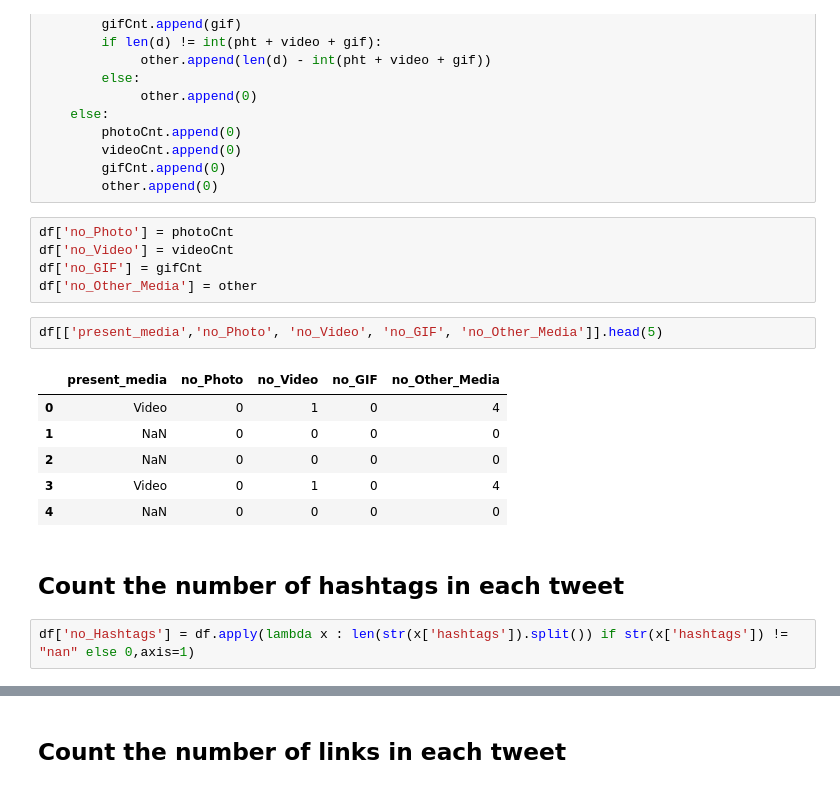
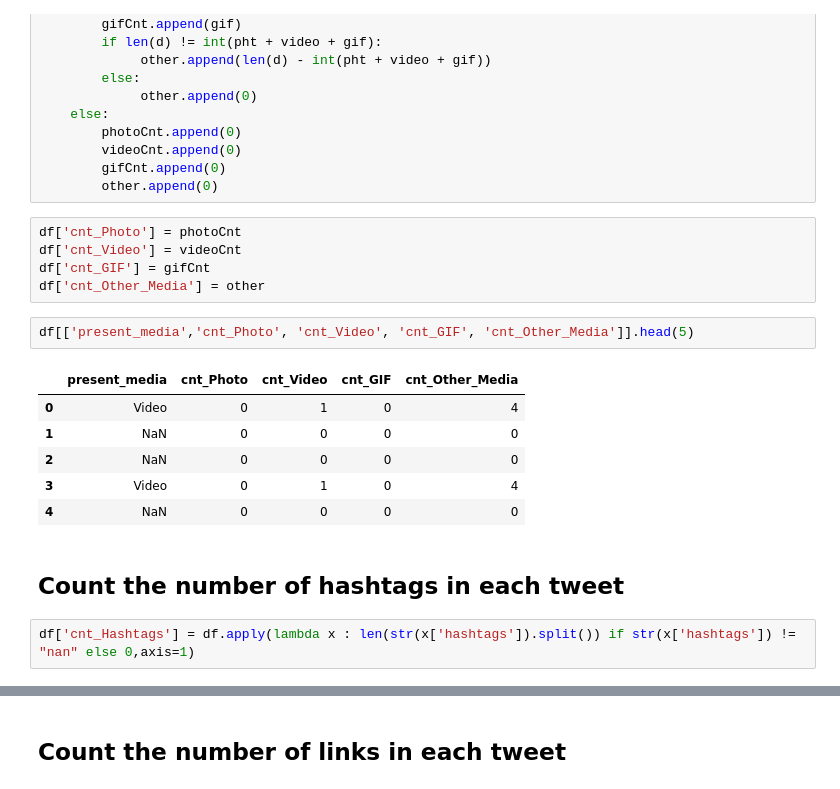
Before and after one commit to omgwenxx/recsys20, a Jupyter notebook: code/process.ipynb, the cells around one changed output, grey strips where cells are left out. Cells and saved outputs as stored; diff of their text form.

```diff
--- a/code/process.ipynb
+++ b/code/process.ipynb
@@ -286,14 +286,14 @@ for d,b in zip(df['present_media'],  df['has_media']):
         gifCnt.append(0)
         other.append(0)
 # %%
-df['no_Photo'] = photoCnt
-df['no_Video'] = videoCnt
-df['no_GIF'] = gifCnt
-df['no_Other_Media'] = other
+df['cnt_Photo'] = photoCnt
+df['cnt_Video'] = videoCnt
+df['cnt_GIF'] = gifCnt
+df['cnt_Other_Media'] = other
 # %%
-df[['present_media','no_Photo', 'no_Video', 'no_GIF', 'no_Other_Media']].head(5)
+df[['present_media','cnt_Photo', 'cnt_Video', 'cnt_GIF', 'cnt_Other_Media']].head(5)
 # %% [output]
-|  | present_media | no_Photo | no_Video | no_GIF | no_Other_Media |
+|  | present_media | cnt_Photo | cnt_Video | cnt_GIF | cnt_Other_Media |
 | 0 | Video | 0 | 1 | 0 | 4 |
 | 1 | NaN | 0 | 0 | 0 | 0 |
 | 2 | NaN | 0 | 0 | 0 | 0 |
@@ -302,4 +302,4 @@ df[['present_media','no_Photo', 'no_Video', 'no_GIF', 'no_Other_Media']].head(5)
 # %% [markdown]
 ## Count the number of hashtags in each tweet
 # %%
-df['no_Hashtags'] = df.apply(lambda x : len(str(x['hashtags']).split()) if str(x['hashtags']) != "nan" else 0,axis=1)
+df['cnt_Hashtags'] = df.apply(lambda x : len(str(x['hashtags']).split()) if str(x['hashtags']) != "nan" else 0,axis=1)
```
Also changed, not shown: parts of 19 cells of this notebook.
